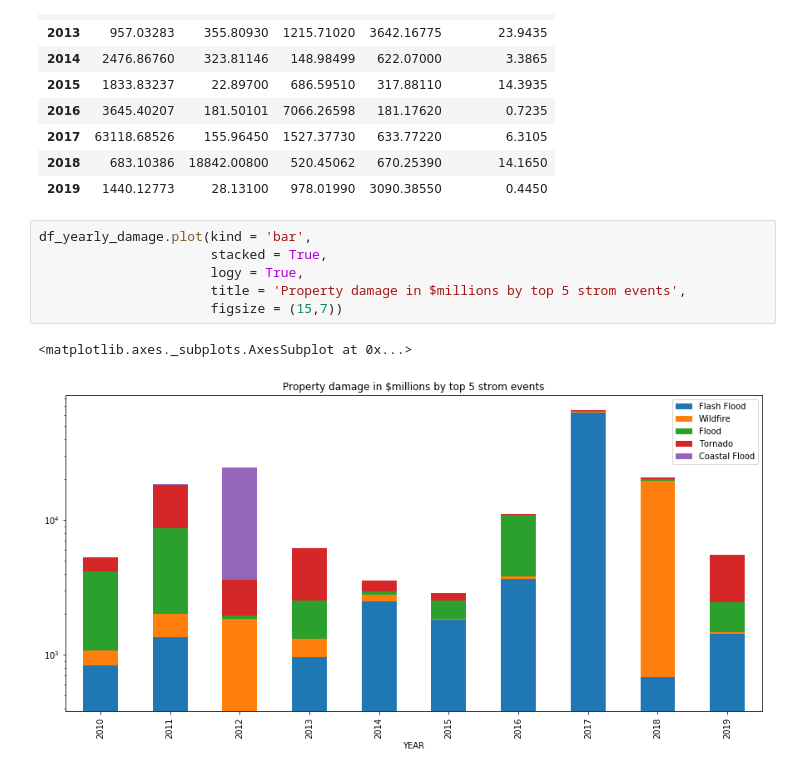
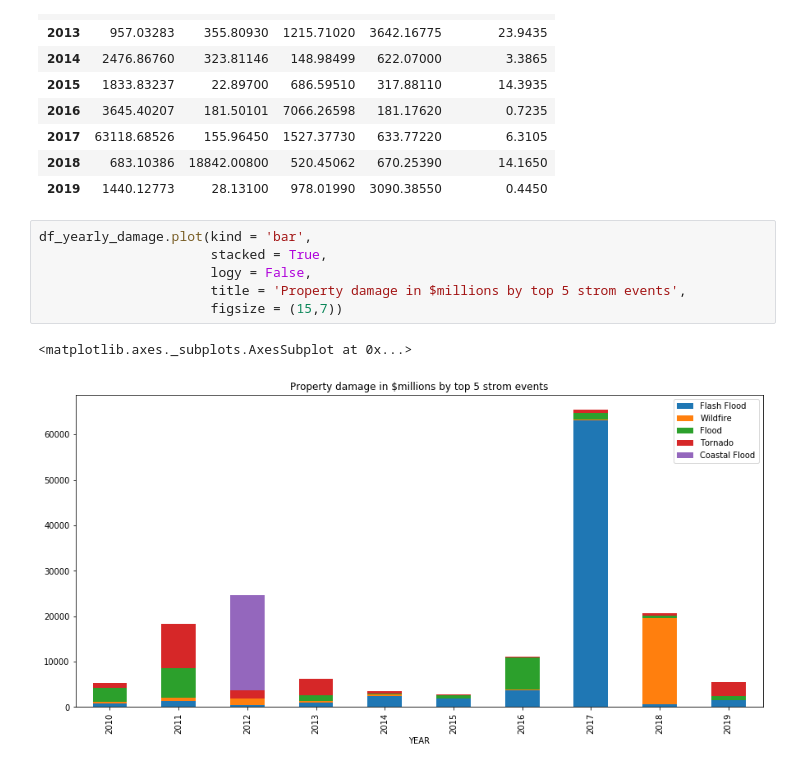
Before and after one commit to alwz1/storm-events, a Jupyter notebook: storm_events.ipynb, the cells around one changed output. Cells and saved outputs as stored; diff of their text form.

```diff
--- a/storm_events.ipynb
+++ b/storm_events.ipynb
@@ -352,9 +352,9 @@ df_yearly_damage
 # %%
 df_yearly_damage.plot(kind = 'bar',
                       stacked = True,
-                      logy = True,
+                      logy = False,
                       title = 'Property damage in $millions by top 5 strom events',
                       figsize = (15,7))
 # %% [output]
 <matplotlib.axes._subplots.AxesSubplot at 0x...>
-[figure, old version]
+[figure, new version]
```
Also changed, not shown: parts of 1 cell of this notebook.
